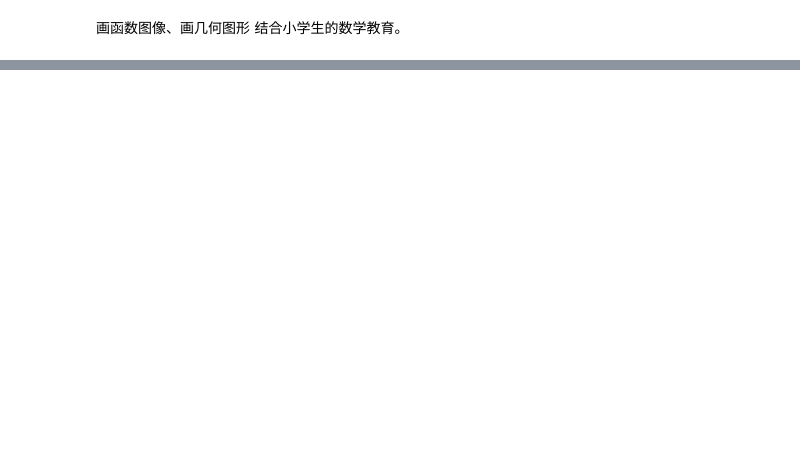
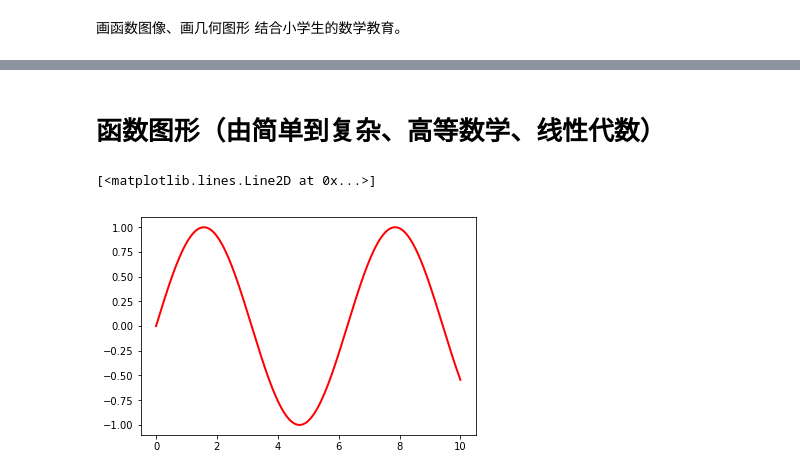
Before and after one commit to whgloveucq/jupyterfiles, a Jupyter notebook: 函数图像.ipynb, the cells around one changed output, grey strips where cells are left out. Saved outputs shown, nothing was run; the diff lists cells and outputs as text; code cells hidden in the pictures; blank space fills up the shorter version.

```diff
--- a/函数图像.ipynb
+++ b/函数图像.ipynb
@@ -10,0 +155,2 @@ NameError: name 'sqrt' is not defined
+# %% [markdown]
+# 函数图形（由简单到复杂、高等数学、线性代数）
@@ -11 +162,7 @@ NameError: name 'sqrt' is not defined
+# %%
+plt.plot(x,y1,'r',linewidth=2)
+# plt.plot(x,y2,'b',linewidth=2)
+# %% [output]
+[<matplotlib.lines.Line2D at 0x...>]
+[figure, added]
 # %%
```
Also changed, not shown: parts of 10 cells of this notebook, 1 other file.
